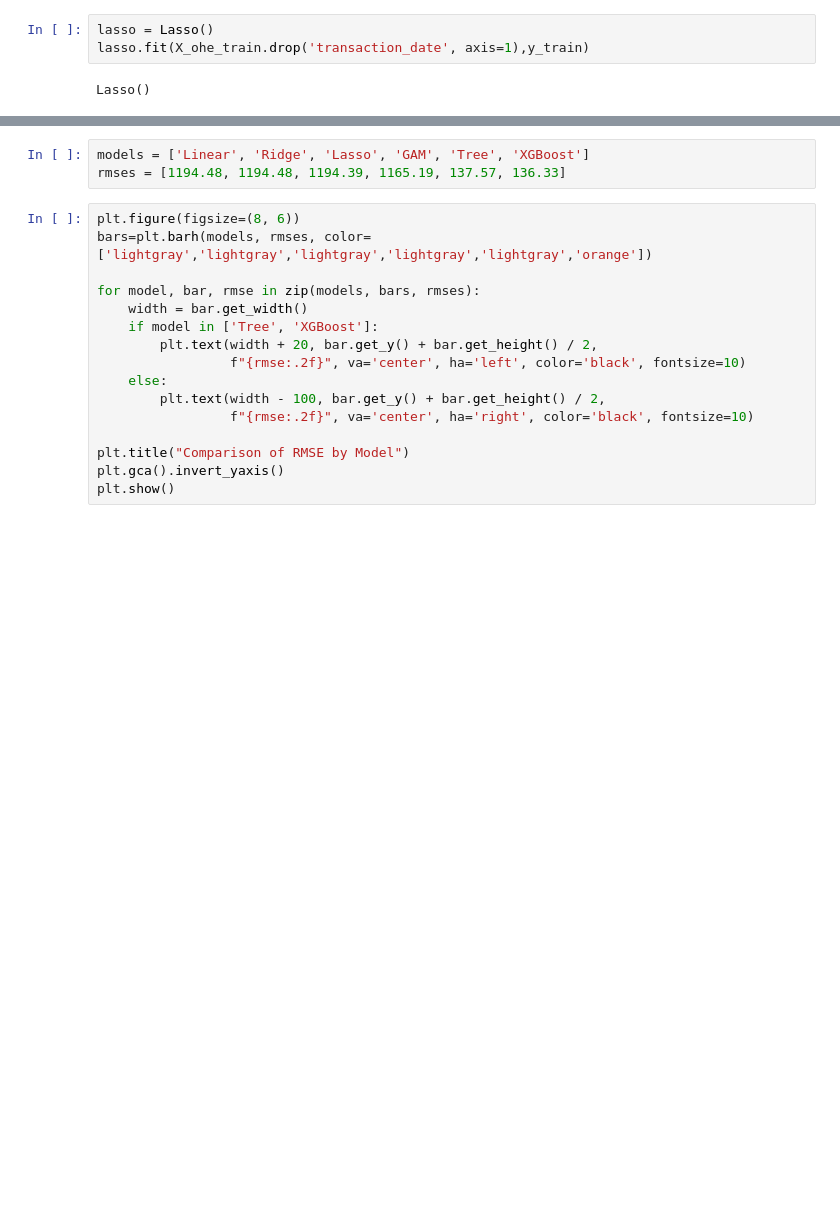
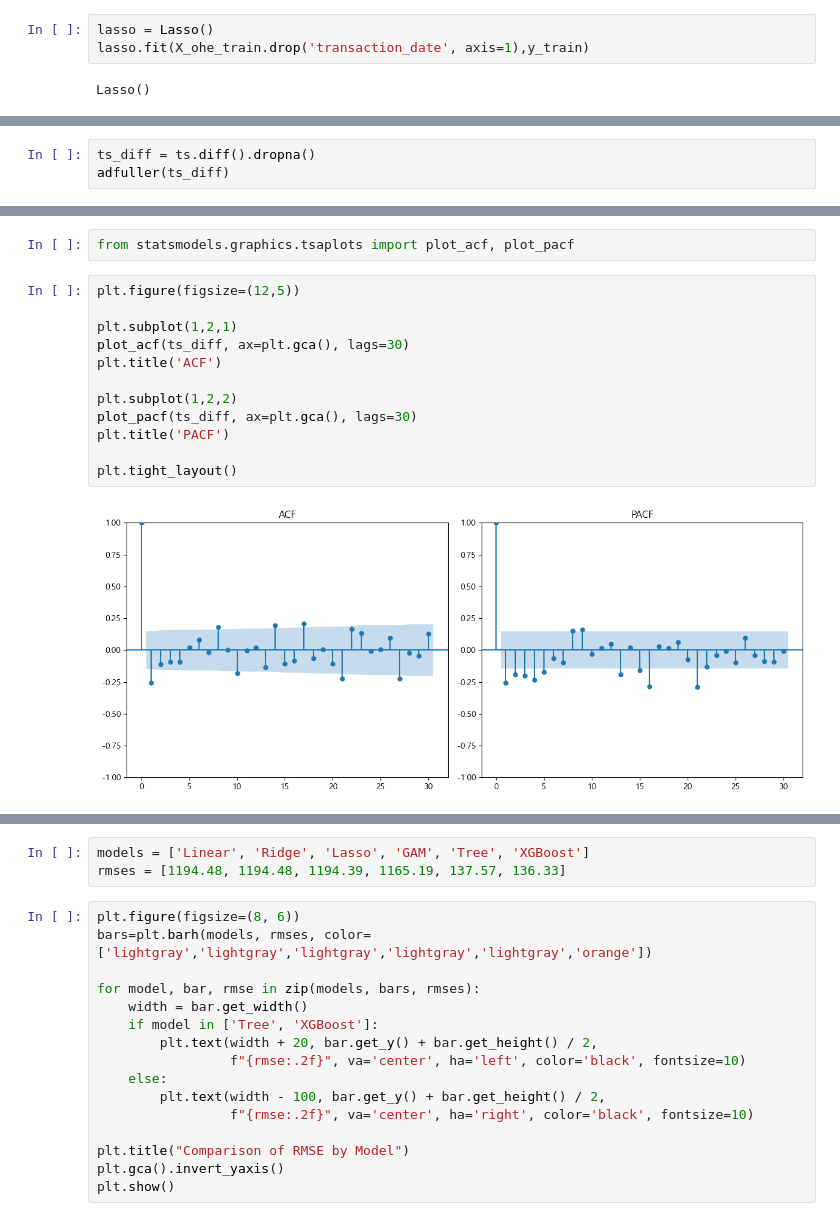
Before and after one commit to taaesu/cafe-daily-sales, a Jupyter notebook: code.ipynb, the cells around one changed output, grey strips where cells are left out. Cells and saved outputs as stored; diff of their text form; blank space fills up the shorter version.

```diff
--- a/code.ipynb
+++ b/code.ipynb
@@ -370,0 +396,3 @@ RMSE: 136.33
+# %%
+ts_diff = ts.diff().dropna()
+adfuller(ts_diff)
@@ -370,0 +408,16 @@ RMSE: 136.33
+# %%
+from statsmodels.graphics.tsaplots import plot_acf, plot_pacf
+# %%
+plt.figure(figsize=(12,5))
+
+plt.subplot(1,2,1)
+plot_acf(ts_diff, ax=plt.gca(), lags=30)
+plt.title('ACF')
+
+plt.subplot(1,2,2)
+plot_pacf(ts_diff, ax=plt.gca(), lags=30)
+plt.title('PACF')
+
+plt.tight_layout()
+# %% [output]
+[figure, added]
```
Also changed, not shown: parts of 29 cells of this notebook.
